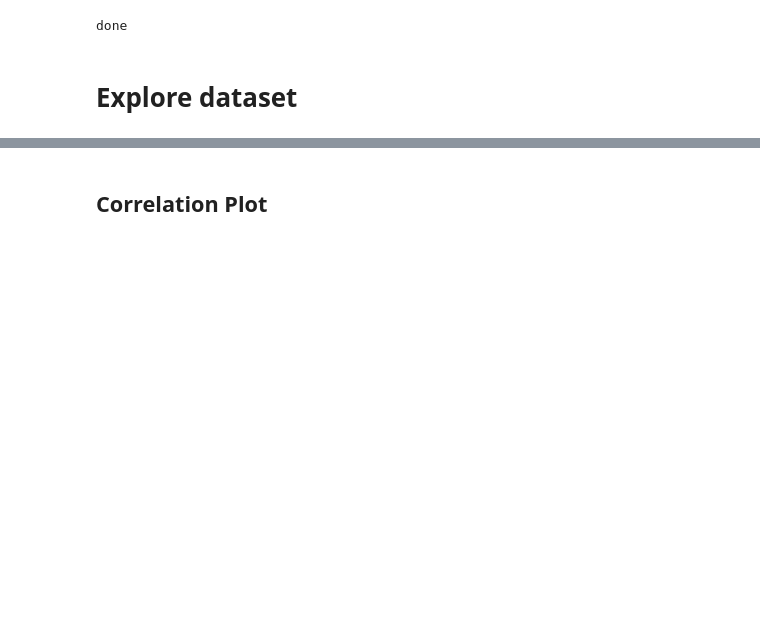
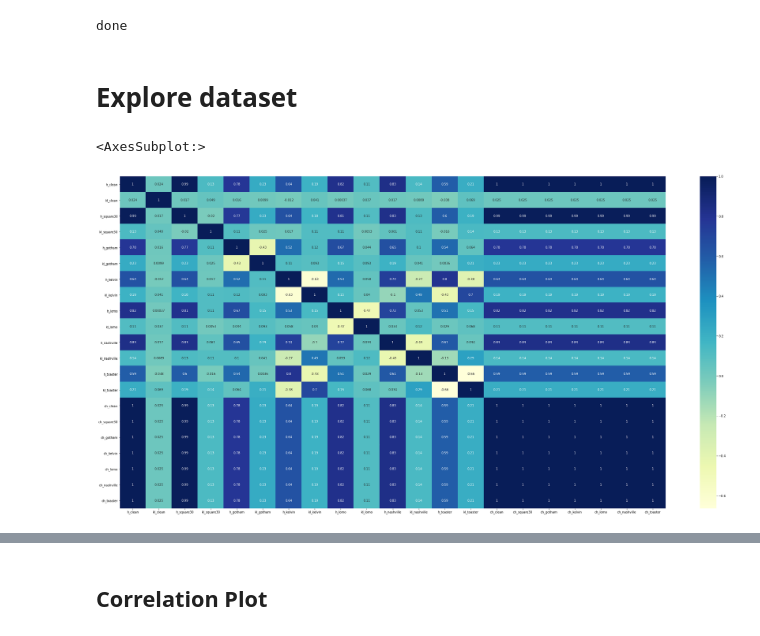
Before and after one commit to ionutmodo/TrojAI-UMD, a Jupyter notebook: notebooks/analyze-round.ipynb, the cells around one changed output, grey strips where cells are left out. Cells and saved outputs as stored; diff of their text form; code cells hidden in the pictures; blank space fills up the shorter version.

```diff
--- a/notebooks/analyze-round.ipynb
+++ b/notebooks/analyze-round.ipynb
@@ -62,0 +56,15 @@ plt.grid()
+# %%
+path_csv = fr'confusion-reports/conf_mat/round3-train-dataset_fc_square-30-random_filters_h_kl.csv'
+df = pd.read_csv(path_csv)
+labels = df['model_label']
+for x in ['model_name', 'model_architecture', 'architecture_code', 'trigger_color', 'num_classes', 'trigger_type_aux']:
+    del df[x]
+for k in ['clean', 'square30', 'gotham', 'kelvin', 'lomo', 'nashville', 'toaster']:
+    df[f'ch_{k}'] = df[f'h_{k}'] + df[f'kl_{k}']
+#     del df[f'h_{k}'], df[f'kl_{k}']
+plt.figure(figsize=(40,20)).patch.set_color('white')
+sns.heatmap(df.corr(), annot=True, cmap='YlGnBu')
+# df.head()
+# %% [output]
+<AxesSubplot:>
+[figure, added]
```
Also changed, not shown: parts of 9 cells of this notebook, 2 other files.
